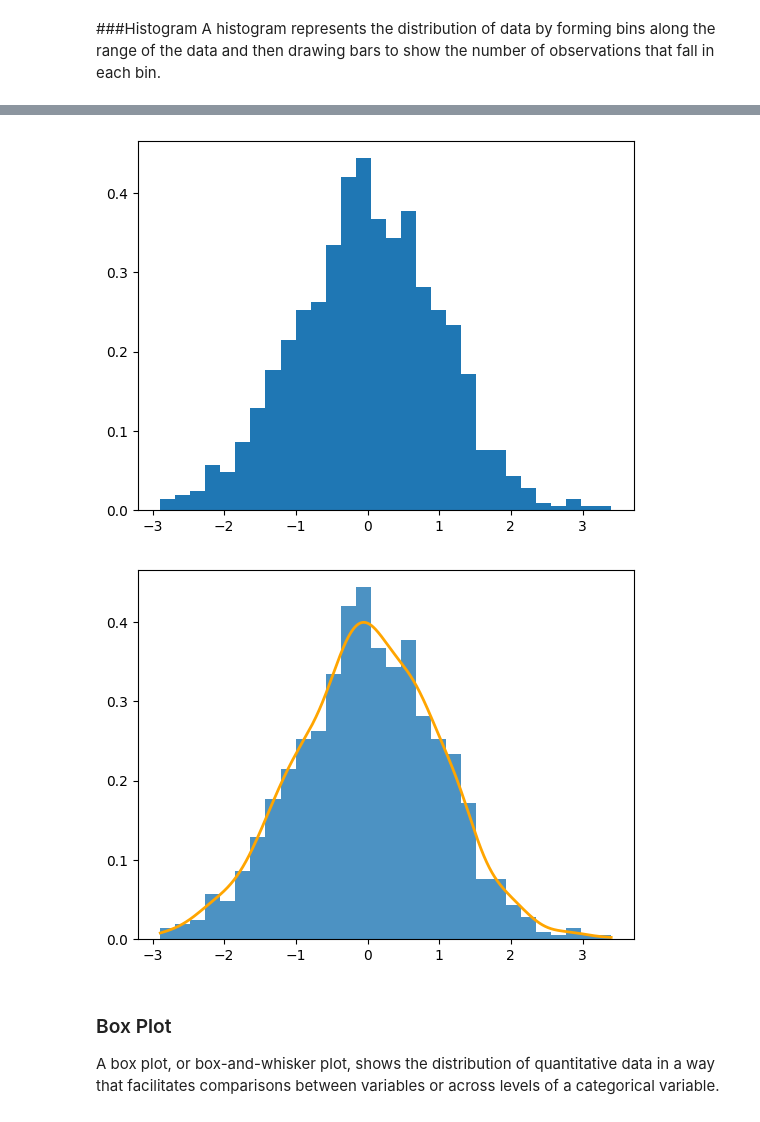
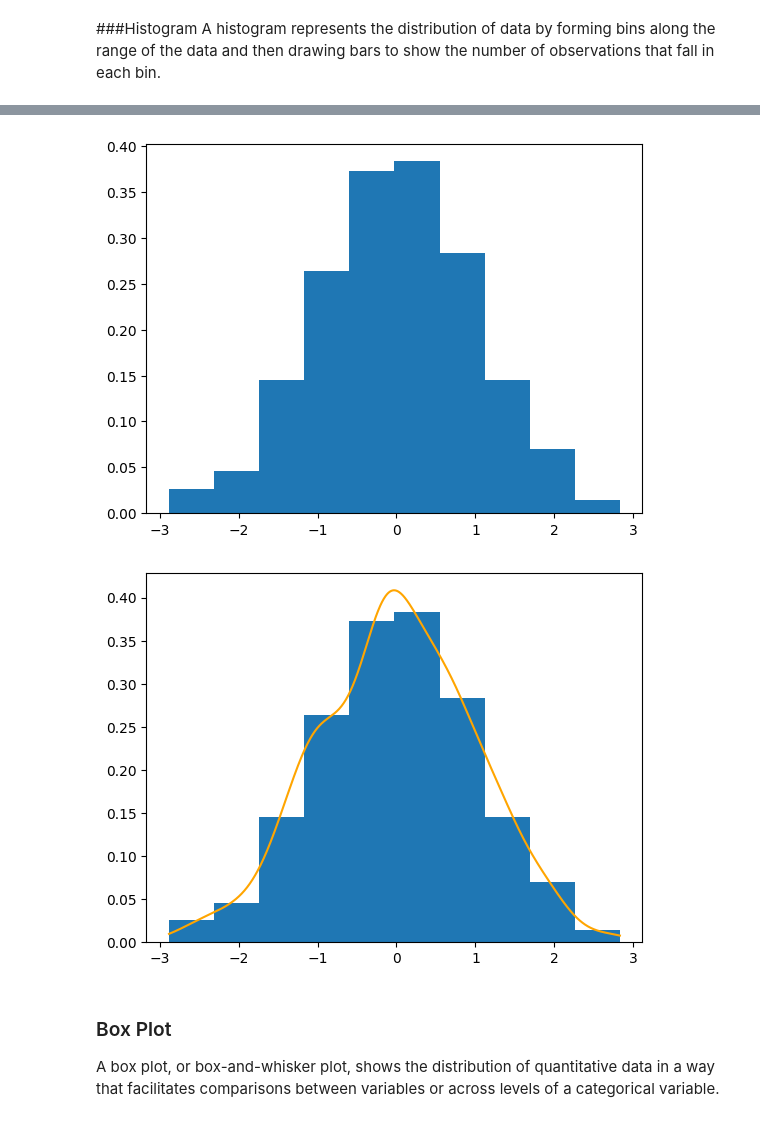
Before and after one commit to havaledar/ECON3740_F24, a Jupyter notebook: W24_ECON3740_Lab_6.ipynb, the cells around one changed output, grey strips where cells are left out. Cells and saved outputs as stored; diff of their text form; code cells hidden in the pictures.

```diff
--- a/W24_ECON3740_Lab_6.ipynb
+++ b/W24_ECON3740_Lab_6.ipynb
@@ -77,19 +80,19 @@ plt.show()
 # %%
-plt.hist(data, bins=30, density=True)
+plt.hist(data, density=True)
 
 plt.show()
 # %% [output]
-[figure, old version]
+[figure, new version]
 # %%
-plt.hist(data, bins=30, density=True, alpha=.8)
+plt.hist(data, density=True)
 
 kde = gaussian_kde(data)
 x = np.linspace(min(data), max(data), 1000)
-plt.plot(x, kde(x), linewidth=2, color='orange')
+plt.plot(x, kde(x), color='orange')
 
 plt.show()
 # %% [output]
-[figure, old version]
+[figure, new version]
 # %% [markdown]
 ### Box Plot
 A box plot, or box-and-whisker plot, shows the distribution of quantitative data in a way that facilitates comparisons between variables or across levels of a categorical variable.
```
Also changed, not shown: parts of 10 cells of this notebook.
